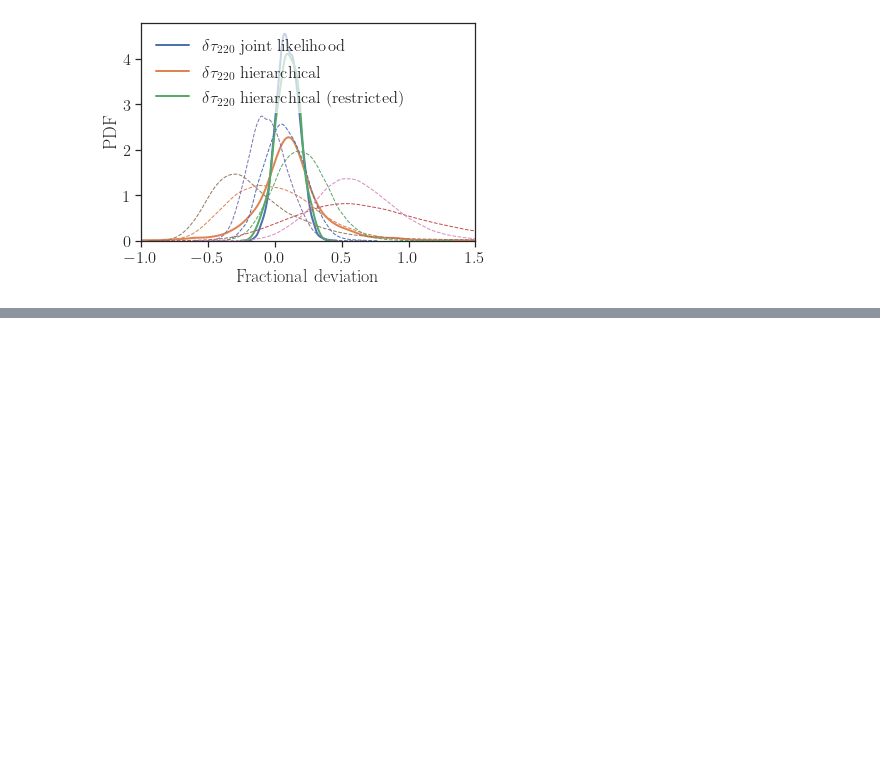
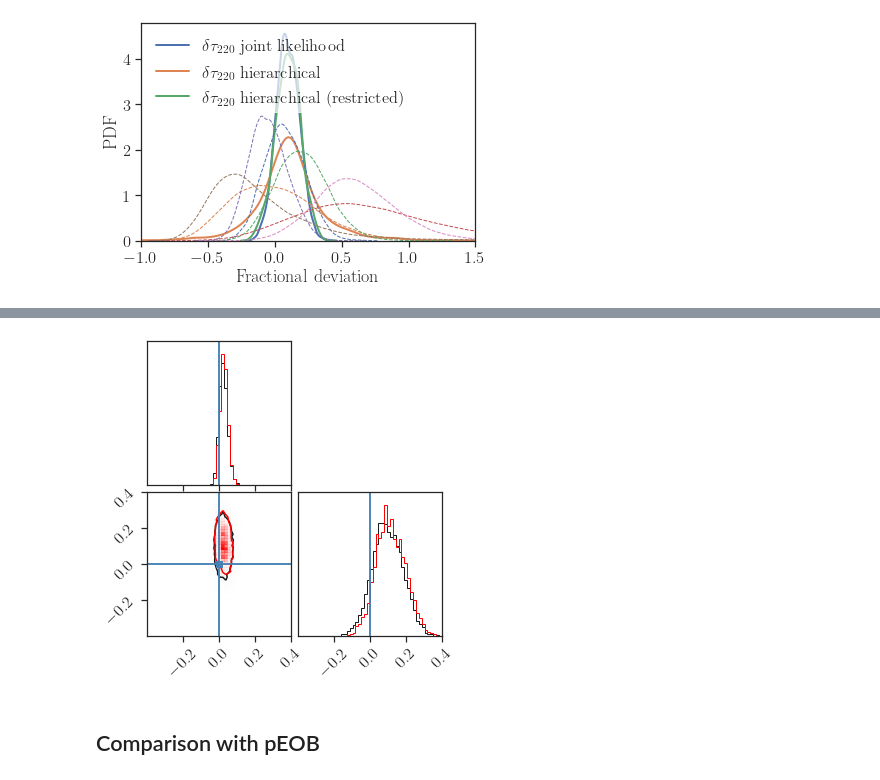
Before and after one commit to abhirup-ghosh/spinqnm, a Jupyter notebook: hierarchical_scripts/hier_rin.ipynb, the cells around one changed output, grey strips where cells are left out. Cells and saved outputs as stored; diff of their text form; code cells hidden in the pictures; blank space fills up the shorter version.

```diff
--- a/hierarchical_scripts/hier_rin.ipynb
+++ b/hierarchical_scripts/hier_rin.ipynb
@@ -493,7 +493,8 @@ np.savetxt('/Users/richardbrito/Desktop/Projects/spinqnm/data/rin/combined_sampl
 # %%
 # Load samples first
 # A list of events
-event_list = ["GW150914", "c", "S190519bj", "S190521r", "S190630ag", "S190828j", "S190910s"]
+event_list = ['GW150914', 'GW170104', 'S190519bj','S190521r','S190630ag','S190828j', 'S190910s']
+params= ['domega_220', 'dtau_220']
 
 data_file_path_template = "/Users/richardbrito/Desktop/Projects/spinqnm/data/rin/{event}/rin_{event}_pseobnrv4hm_{param}.dat.gz"
 sample_dict = {}
@@ -502,11 +503,11 @@ for param in params:
     for event in event_list:
         sample_dict[param][event] = np.loadtxt(data_file_path_template.format(event=event, param=param))
 
-# Plot the hierarchical results
+#hierarchical results
 domega220_hier = np.loadtxt("/Users/richardbrito/Desktop/Projects/spinqnm/data/rin/combined_samples/{param}_pop.dat.gz".format(param="domega_220"))
 dtau220_hier = np.loadtxt("/Users/richardbrito/Desktop/Projects/spinqnm/data/rin/combined_samples/{param}_pop.dat.gz".format(param="dtau_220"))
 
-# Plot the joint likelihood results
+#joint likelihood results
 domega220_comb = np.loadtxt("/Users/richardbrito/Desktop/Projects/spinqnm/data/rin/combined_samples/{param}_comb.dat.gz".format(param="domega_220"))
 dtau220_comb = np.loadtxt("/Users/richardbrito/Desktop/Projects/spinqnm/data/rin/combined_samples/{param}_comb.dat.gz".format(param="dtau_220"))
 # %%
@@ -635,0 +801,18 @@ plt.show()
+# %%
+import corner
+
+samples1D = np.vstack([domega220_comb, dtau220_comb]).T
+samples2D = np.vstack([checkdomega2D, checkdtau2D]).T
+
+figure = corner.corner(samples1D,range=[[-0.4, 0.4], [-0.4, 0.4]],
+                       plot_datapoints=False,levels=[0.9],fill_contours=False,truths=[0,0],bins=50)
+
+corner.corner(samples2D,range=[[-0.4, 0.4], [-0.4, 0.4]],color='red',
+                       plot_datapoints=False,levels=[0.9],fill_contours=False,truths=[0,0],bins=50,
+             fig=figure)
+
+plt.show()
+# %% [output]
+[figure, added]
+# %% [markdown]
+## Comparison with pEOB
```
Also changed, not shown: parts of 19 cells of this notebook.
